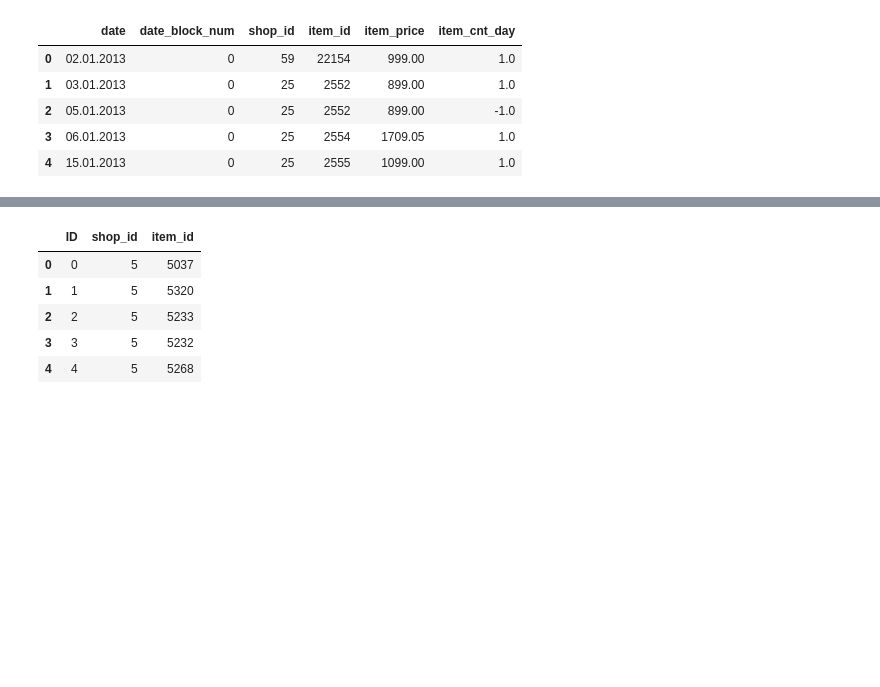
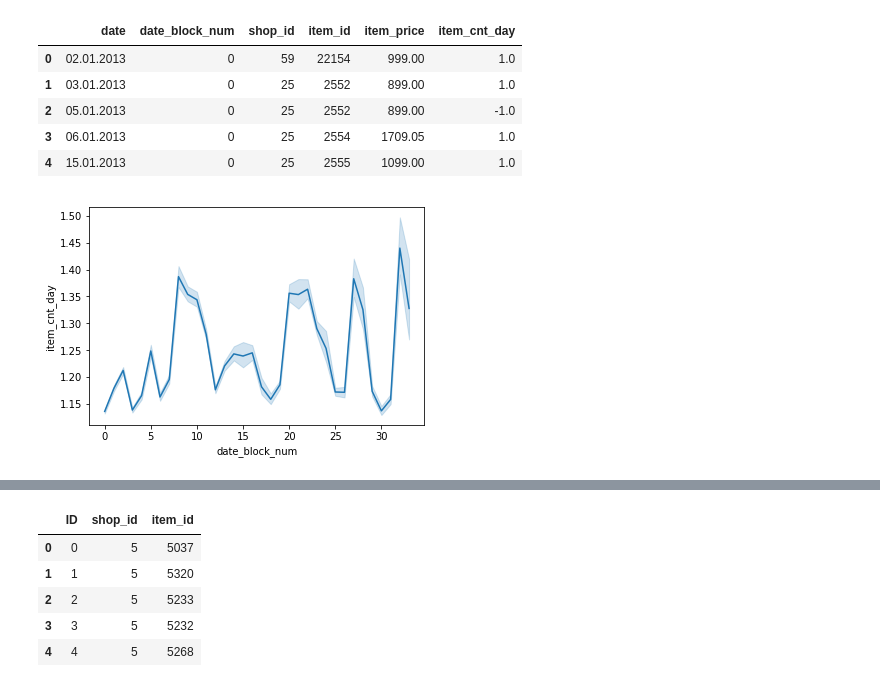
Before and after one commit to zex0023/Sale_Prediction, a Jupyter notebook: sales_prediction.ipynb, the cells around one changed output, grey strips where cells are left out. Drawn from its saved outputs; the diff is of its cells as text; code cells hidden in the pictures; blank space fills up the shorter version.

```diff
--- a/sales_prediction.ipynb
+++ b/sales_prediction.ipynb
@@ -22,3 +27,7 @@ train.head()
 | 2 | 05.01.2013 | 0 | 25 | 2552 | 899.00 | -1.0 |
 | 3 | 06.01.2013 | 0 | 25 | 2554 | 1709.05 | 1.0 |
 | 4 | 15.01.2013 | 0 | 25 | 2555 | 1099.00 | 1.0 |
+# %%
+g1 = sns.lineplot(x="date_block_num", y="item_cnt_day", data = train)
+# %% [output]
+[figure, added]
```
Also changed, not shown: parts of 122 cells of this notebook, 1 other file.
